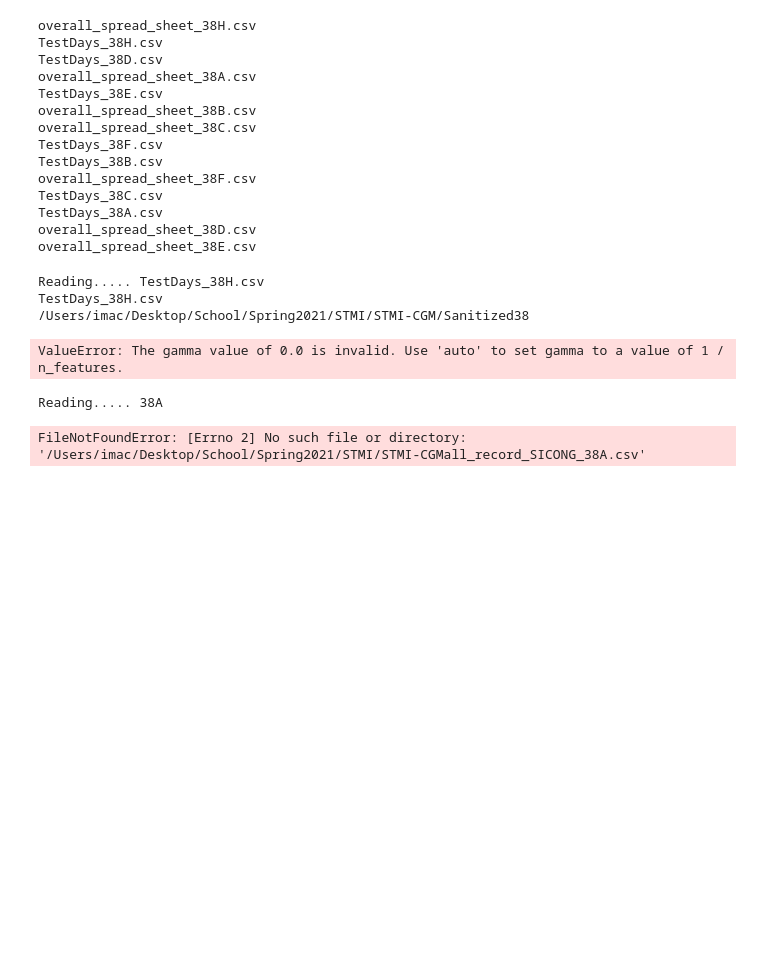
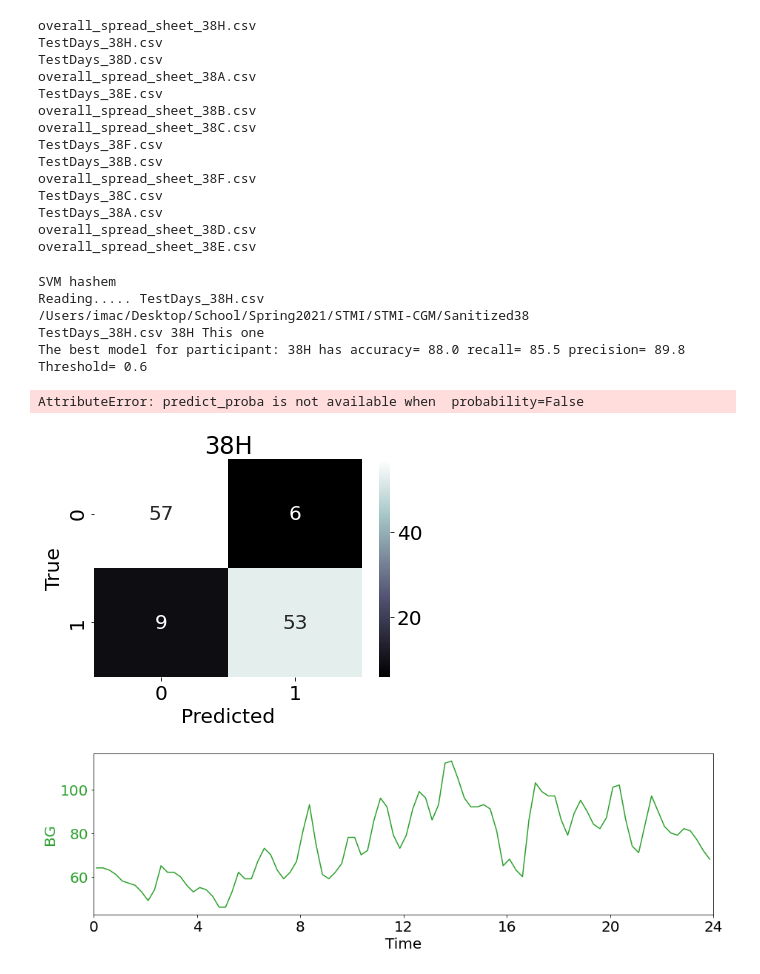
Before and after one commit to somidvar/STMI-CGM-Predictor, a Jupyter notebook: CGM-Classifier.ipynb, the cells around one changed output. Saved outputs shown, nothing was run; the diff lists cells and outputs as text; code cells hidden in the pictures; blank space fills up the shorter version.

```diff
--- a/CGM-Classifier.ipynb
+++ b/CGM-Classifier.ipynb
@@ -552,7 +569,6 @@ def featureInterpretor(featureImportance):
 
 #Setting the patientName and testMealNumber for each patient based on the CSV fileName
 def participantReaderAux(fileName):
-    print(fileName)
     print(os.getcwd())
     if (fileName=='TestDays_38A.csv'):
         patientName='38A'
@@ -575,6 +591,7 @@ def participantReaderAux(fileName):
     if (fileName=='TestDays_38H.csv'):
         patientName='38H'
         testMealNum=testDaysMealNumbers[6,:,:]
+    print(fileName, patientName, "This one")
     return patientName,testMealNum
 
 #The main function which 1)sets the meal details and participant name, 2)reads the participant CSV data,
@@ -585,40 +602,47 @@ def participantReader(folderAddress,plotFlag,modelingMethod):
     fileNames=os.listdir(folderAddress)
     featureImportance=[]
     for fileName in fileNames:
-        if('.pkl' in fileName):
+        if '.csv' not in fileName:
             continue;
         print('Reading.....',fileName)
         patientName,testMealNum=participantReaderAux(fileName)
 
         allDays,rawData=csvReader(fileName)
         sliddingWindow,sliddingWindowLabel=sliddingWindowMaker(allDays,rawData)
         sliddingWindowSMOTE,sliddingWindowLabelSMOTE= dataBalancer(sliddingWindow[:,0:11],sliddingWindowLabel)
         trainData,testData,trainLabel,testLabel=dataSplitter(sliddingWindowSMOTE,sliddingWindowLabelSMOTE)
         del sliddingWindowSMOTE, sliddingWindowLabelSMOTE
         modelResult=modelTrainer(modelingMethod,trainData,testData,trainLabel,testLabel,patientName)
         statFeature=modelResult[2]
         featureImportance.append(statFeature)
         if plotFlag:
             windowVisualizer(rawData,modelResult[0],modelResult[1],testMealNum,patientName,sliddingWindow[:,0:11],sliddingWindowLabel,sliddingWindow[:,11],sliddingWindow[:,12],sliddingWindow[:,13])
         print('------------------------------------------------')
         break
-    featureInterpretor(featureImportance)
+    if not modelingMethod == 'LR' or not modelingMethod == 'SVM':
+        featureInterpretor(featureImportance)
 
 if not macFlag:
     rootAddress=r"C:\GitHub\STMI-CGM\Sanitized38"
 else:
     rootAddress= "/Users/imac/Desktop/School/Spring2021/STMI/STMI-CGM/Sanitized38"
 timeWindow=90/60
 timeStep=30/60
 breakfastTime=8
 plotFlag=True
 modelingMethod='SVM'#XG,RF
+print(modelingMethod,"hashem")
 participantReader(rootAddress,plotFlag,modelingMethod)
 # %% [output]
+SVM hashem
 Reading..... TestDays_38H.csv
-TestDays_38H.csv
 /Users/imac/Desktop/School/Spring2021/STMI/STMI-CGM/Sanitized38
+TestDays_38H.csv 38H This one
+The best model for participant: 38H has accuracy= 88.0 recall= 85.5 precision= 89.8
+Threshold= 0.6
-ValueError: The gamma value of 0.0 is invalid. Use 'auto' to set gamma to a value of 1 / n_features.
+AttributeError: predict_proba is not available when  probability=False
+[figure, added]
+[figure, added]
 # %%
 #Chopping the data into daily values and forming the sliddingWindow
 def sliddingWindowMakerTest(allDays,rawData):
@@ -724,7 +748,7 @@ def windowVisualizerTest(rawData,bestModel,bestThreshold,patientName,sliddingWin
         if len(tempData)==0:
             sys.exit(("--------Warning, the slidding window is empty for prediction on day:"+allDays[dayCounter]))
 
-        tempPred=bestModel.predict_proba(tempData)
+        tempPred=bestModel.predict(tempData)
         tempPred=tempPred[:,1]
         tempPred[tempPred>=bestThreshold]=1
         tempPred[tempPred<bestThreshold]=0
@@ -830,7 +854,4 @@ timeStep=30/60
 
 plotFlag=True
 modelingMethod='RF'#XG,RF
-participantReaderTest(plotFlag,modelingMethod)
+#participantReaderTest(plotFlag,modelingMethod)
-# %% [output]
-Reading..... 38A
-FileNotFoundError: [Errno 2] No such file or directory: '/Users/imac/Desktop/School/Spring2021/STMI/STMI-CGMall_record_SICONG_38A.csv'
```
Also changed, not shown: parts of 2 cells of this notebook.
